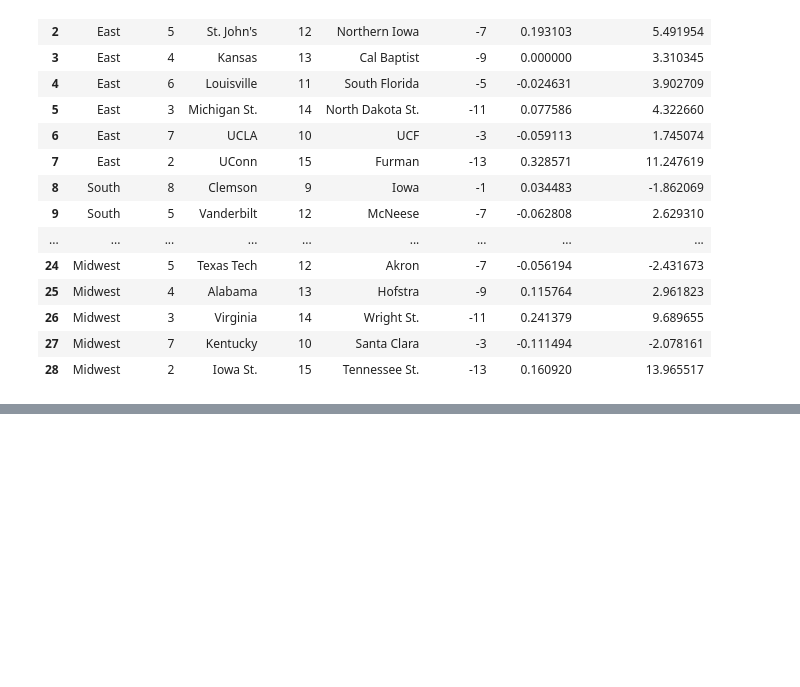
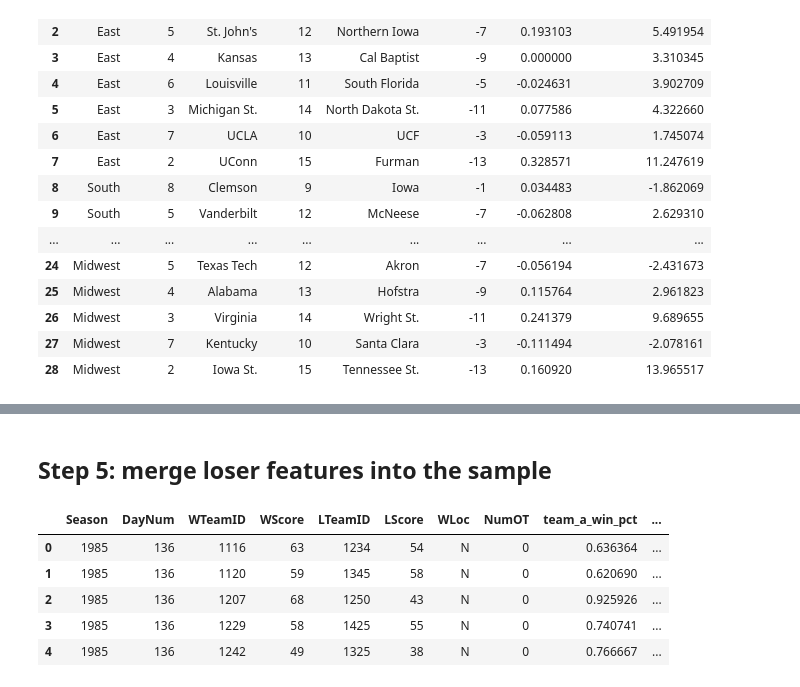
Before and after one commit to Andreachurchwell/march-madness-bracket-simulator, a Jupyter notebook: notebooks/exploration.ipynb, the cells around one changed output, grey strips where cells are left out. Cells and saved outputs as stored; diff of their text form; code cells hidden in the pictures; blank space fills up the shorter version.

```diff
--- a/notebooks/exploration.ipynb
+++ b/notebooks/exploration.ipynb
@@ -1014,0 +1084,25 @@ first_round_2026
+# %%
+loser_features = team_features_small.add_prefix("team_b_")
+loser_features = loser_features.rename(
+    columns={
+        "team_b_Season": "Season",
+        "team_b_TeamID": "LTeamID",
+    }
+)
+# %% [markdown]
+## Step 5: merge loser features into the sample
+# %%
+sample_with_both = sample_with_winner.merge(
+    loser_features,
+    on=["Season", "LTeamID"],
+    how="left"
+)
+
+sample_with_both.head()
+# %% [output]
+|  | Season | DayNum | WTeamID | WScore | LTeamID | LScore | WLoc | NumOT | team_a_win_pct | ... |
+| 0 | 1985 | 136 | 1116 | 63 | 1234 | 54 | N | 0 | 0.636364 | ... |
+| 1 | 1985 | 136 | 1120 | 59 | 1345 | 58 | N | 0 | 0.620690 | ... |
+| 2 | 1985 | 136 | 1207 | 68 | 1250 | 43 | N | 0 | 0.925926 | ... |
+| 3 | 1985 | 136 | 1229 | 58 | 1425 | 55 | N | 0 | 0.740741 | ... |
+| 4 | 1985 | 136 | 1242 | 49 | 1325 | 38 | N | 0 | 0.766667 | ... |
```
Also changed, not shown: parts of 36 cells of this notebook, 1 other file.
